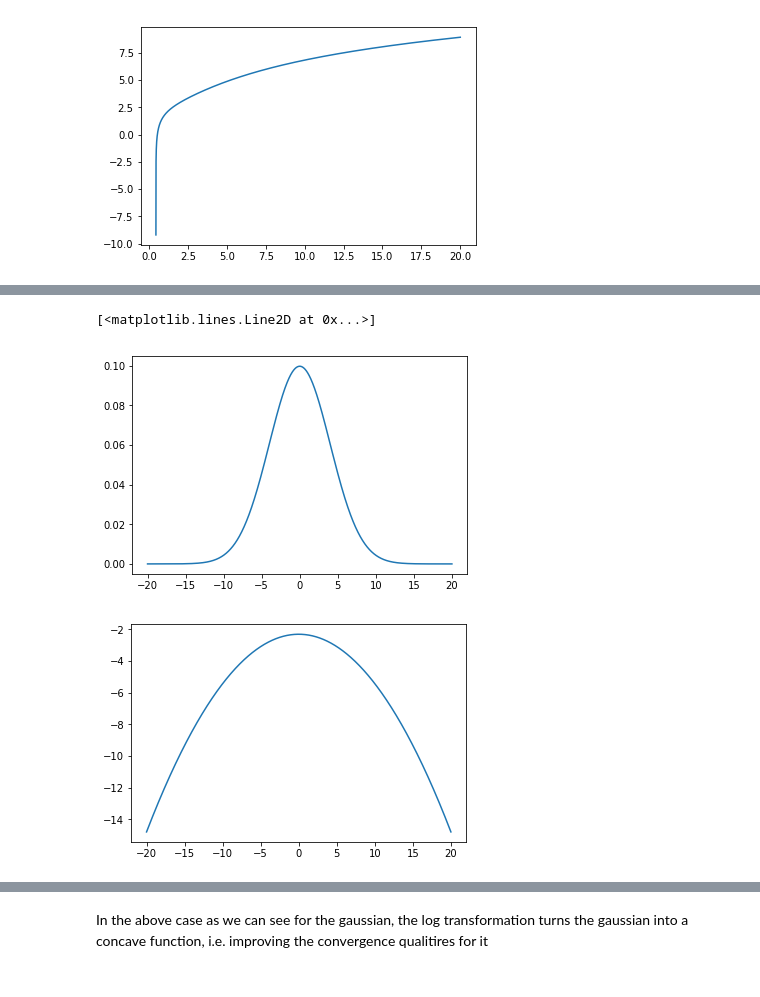
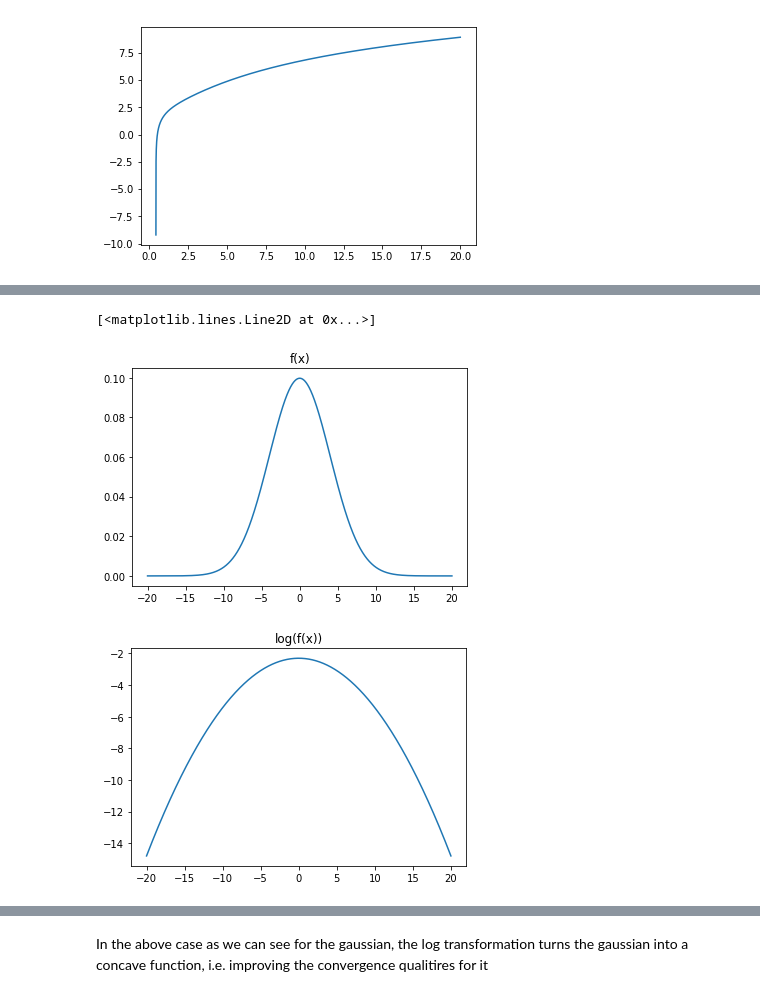
Before and after one commit to Dhawgupta/Nature-of-Log, a Jupyter notebook: Nature of log.ipynb, the cells around one changed output, grey strips where cells are left out. Cells and saved outputs as stored; diff of their text form; code cells hidden in the pictures.

```diff
--- a/Nature of log.ipynb
+++ b/Nature of log.ipynb
@@ -94,16 +104,0 @@ plt.plot(x, y_lg)
-# %%
-import numpy as np
-import matplotlib.pyplot as plt
-
-def func1(x):
-    return x**3 - (2.5)*x**2 - 12*x -100
-def func1_dash(x):
-    return 3*x**2 - 5*x - 12
-def func1_dash_dash(x):
-    return 6*x - 5
-
-x = np.linspace(-20, 20, 10000)
-y = func1(x)
-y_ = func1_dash(x)
-y__ = func1_dash_dash(x)
-y_lg = np.log(y)
@@ -126,20 +109,22 @@ plt.plot(x, y_lg)
 # %%
 def gaussian(x, mu = 0, sigma = 1):
     return (1/(2*np.pi*sigma**2)**.5)*np.exp(-0.5 * ((x - mu)**2/(sigma**2)))
 
 x = np.linspace(-20, 20, 10000)
 y = gaussian(x, sigma = 4)
 # y_ = func1_dash(x)
 # y__ = func1_dash_dash(x)
 y_lg = np.log(y)
 plt.plot(x, y)
+plt.title("f(x)")
 plt.figure()
 # plt.plot(x, y_)
 # plt.figure()
 # plt.plot(x, y__)
 # plt.figure()
+plt.title("log(f(x))")
 plt.plot(x, y_lg)
 # %% [output]
 [<matplotlib.lines.Line2D at 0x...>]
-[figure, old version]
+[figure, new version]
-[figure, old version]
+[figure, new version]
```
Also changed, not shown: parts of 10 cells of this notebook.
